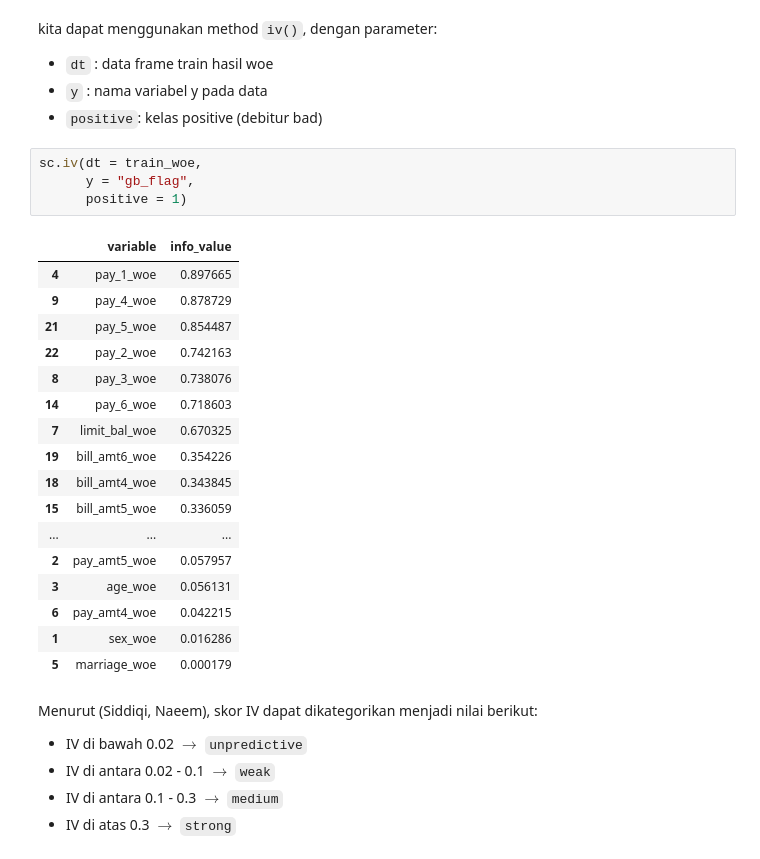
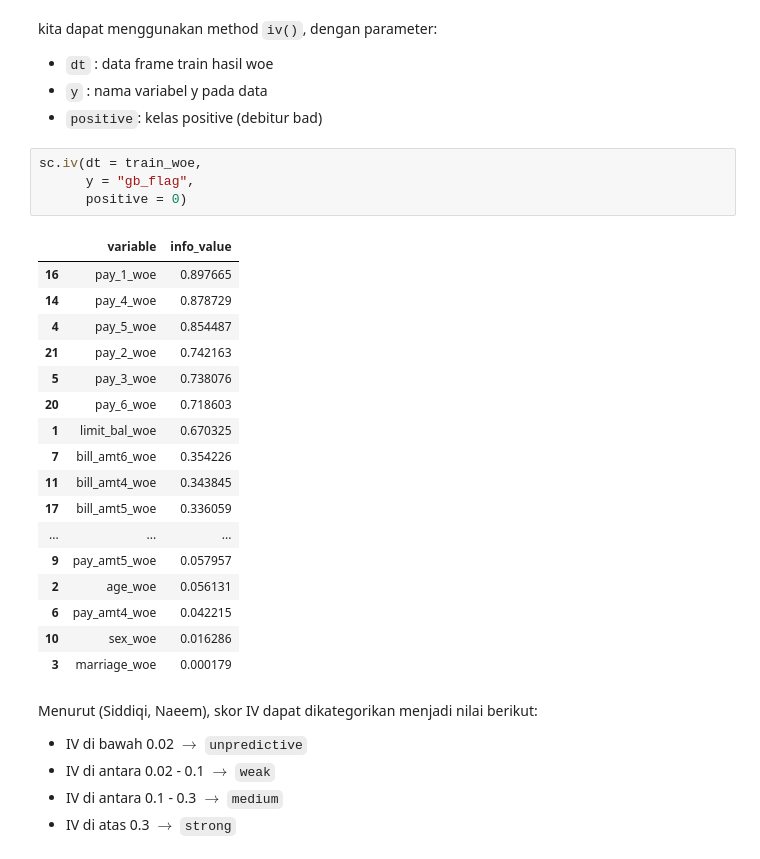
Before and after one commit to hwulanayu/scorecard_python, a Jupyter notebook: Behaviour Scorecard Prediction with Python.ipynb, the cells around one changed output. Cells and saved outputs as stored; diff of their text form.

```diff
--- a/Behaviour Scorecard Prediction with Python.ipynb
+++ b/Behaviour Scorecard Prediction with Python.ipynb
@@ -512,25 +493,25 @@ kita dapat menggunakan method `iv()`, dengan parameter:
 # %%
 sc.iv(dt = train_woe,
       y = "gb_flag",
-      positive = 1)
+      positive = 0)
 # %% [output]
 |  | variable | info_value |
-| 4 | pay_1_woe | 0.897665 |
-| 9 | pay_4_woe | 0.878729 |
-| 21 | pay_5_woe | 0.854487 |
-| 22 | pay_2_woe | 0.742163 |
-| 8 | pay_3_woe | 0.738076 |
-| 14 | pay_6_woe | 0.718603 |
-| 7 | limit_bal_woe | 0.670325 |
-| 19 | bill_amt6_woe | 0.354226 |
-| 18 | bill_amt4_woe | 0.343845 |
-| 15 | bill_amt5_woe | 0.336059 |
+| 16 | pay_1_woe | 0.897665 |
+| 14 | pay_4_woe | 0.878729 |
+| 4 | pay_5_woe | 0.854487 |
+| 21 | pay_2_woe | 0.742163 |
+| 5 | pay_3_woe | 0.738076 |
+| 20 | pay_6_woe | 0.718603 |
+| 1 | limit_bal_woe | 0.670325 |
+| 7 | bill_amt6_woe | 0.354226 |
+| 11 | bill_amt4_woe | 0.343845 |
+| 17 | bill_amt5_woe | 0.336059 |
 | ... | ... | ... |
-| 2 | pay_amt5_woe | 0.057957 |
-| 3 | age_woe | 0.056131 |
+| 9 | pay_amt5_woe | 0.057957 |
+| 2 | age_woe | 0.056131 |
 | 6 | pay_amt4_woe | 0.042215 |
-| 1 | sex_woe | 0.016286 |
-| 5 | marriage_woe | 0.000179 |
+| 10 | sex_woe | 0.016286 |
+| 3 | marriage_woe | 0.000179 |
 # %% [markdown]
 Menurut (Siddiqi, Naeem), skor IV dapat dikategorikan menjadi nilai berikut:
 
```
Also changed, not shown: parts of 55 cells of this notebook.
